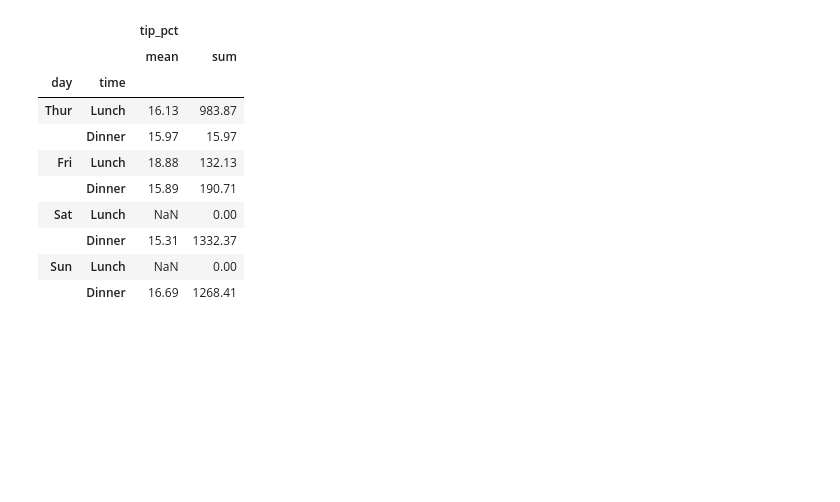
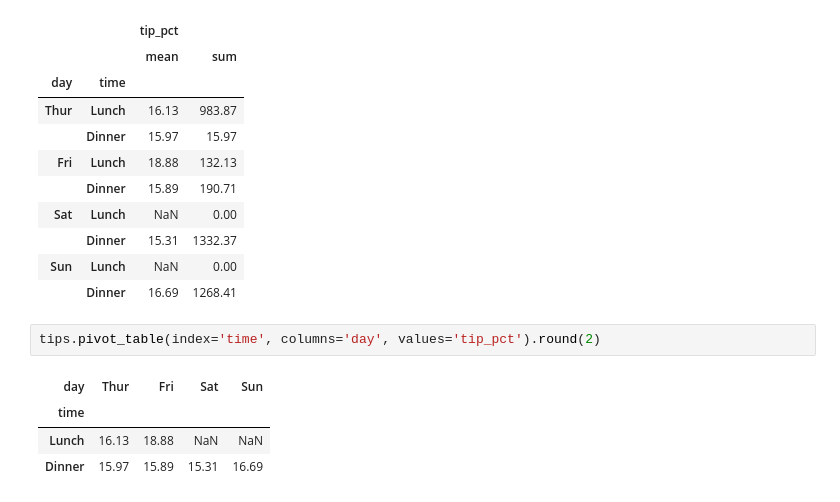
Before and after one commit to rubinkim/machine_learning_07_2022, a Jupyter notebook: 02_pandas/08_그룹분석.ipynb, the cells around one changed output. Drawn from its saved outputs; the diff is of its cells as text; blank space fills up the shorter version.

```diff
--- a/02_pandas/08_그룹분석.ipynb
+++ b/02_pandas/08_그룹분석.ipynb
@@ -600,3 +600,10 @@ tips.groupby(by=['day','time'])[['tip_pct']].agg(func=['mean', 'sum']).round(2)
 |  | Dinner | 15.31 | 1332.37 |
 | Sun | Lunch | NaN | 0.00 |
 |  | Dinner | 16.69 | 1268.41 |
+# %%
+tips.pivot_table(index='time', columns='day', values='tip_pct').round(2)
+# %% [output]
+| day | Thur | Fri | Sat | Sun |
+| time |  |  |  |  |
+| Lunch | 16.13 | 18.88 | NaN | NaN |
+| Dinner | 15.97 | 15.89 | 15.31 | 16.69 |
```
Also changed, not shown: parts of 4 cells of this notebook.
